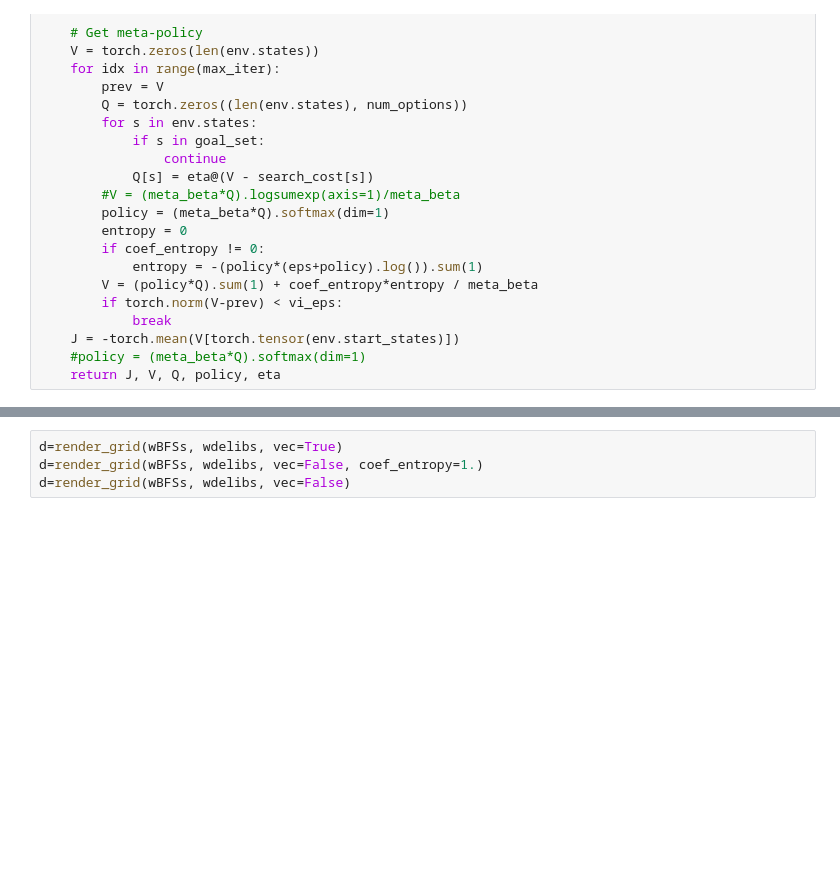
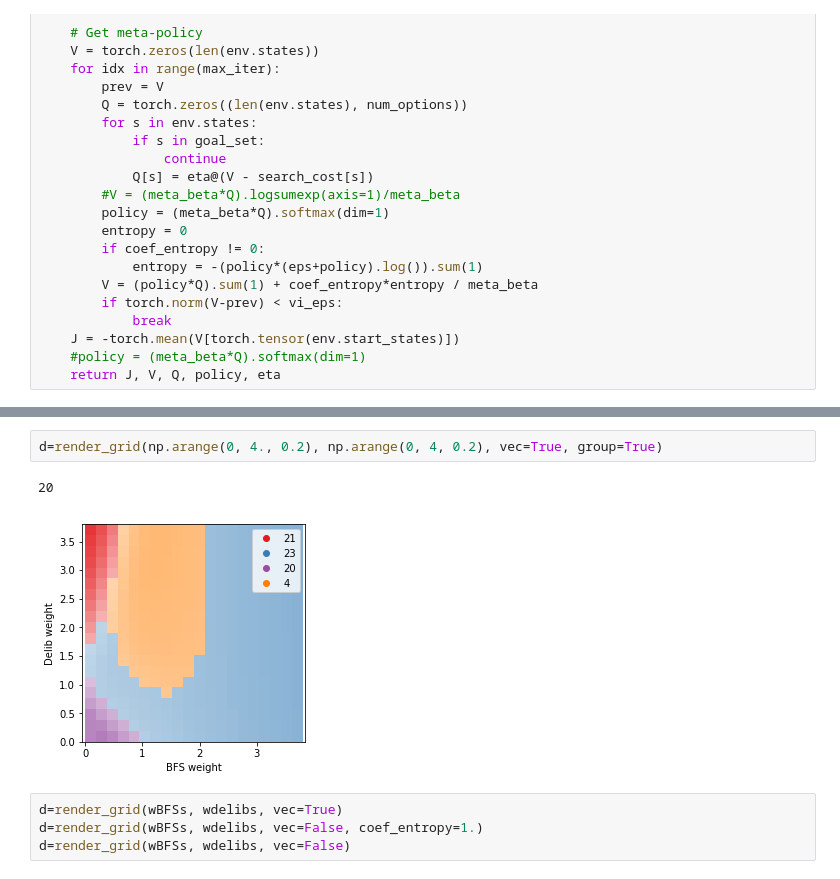
Before and after one commit to cgc/optdisco-plancost, a Jupyter notebook: analysis/suboptimal.ipynb, the cells around one changed output, grey strips where cells are left out. Drawn from its saved outputs; the diff is of its cells as text; blank space fills up the shorter version.

```diff
--- a/analysis/suboptimal.ipynb
+++ b/analysis/suboptimal.ipynb
@@ -286,3 +291,8 @@ d=render_grid(np.arange(0, 5., 0.5), np.arange(0, 5, 0.5), vec=True, showmax=Fal
+# %%
+d=render_grid(np.arange(0, 4., 0.2), np.arange(0, 4, 0.2), vec=True, group=True)
+# %% [output]
+20
+[figure, added]
 # %%
 d=render_grid(wBFSs, wdelibs, vec=True)
 d=render_grid(wBFSs, wdelibs, vec=False, coef_entropy=1.)
```
Also changed, not shown: parts of 4 cells of this notebook, 4 other files.
